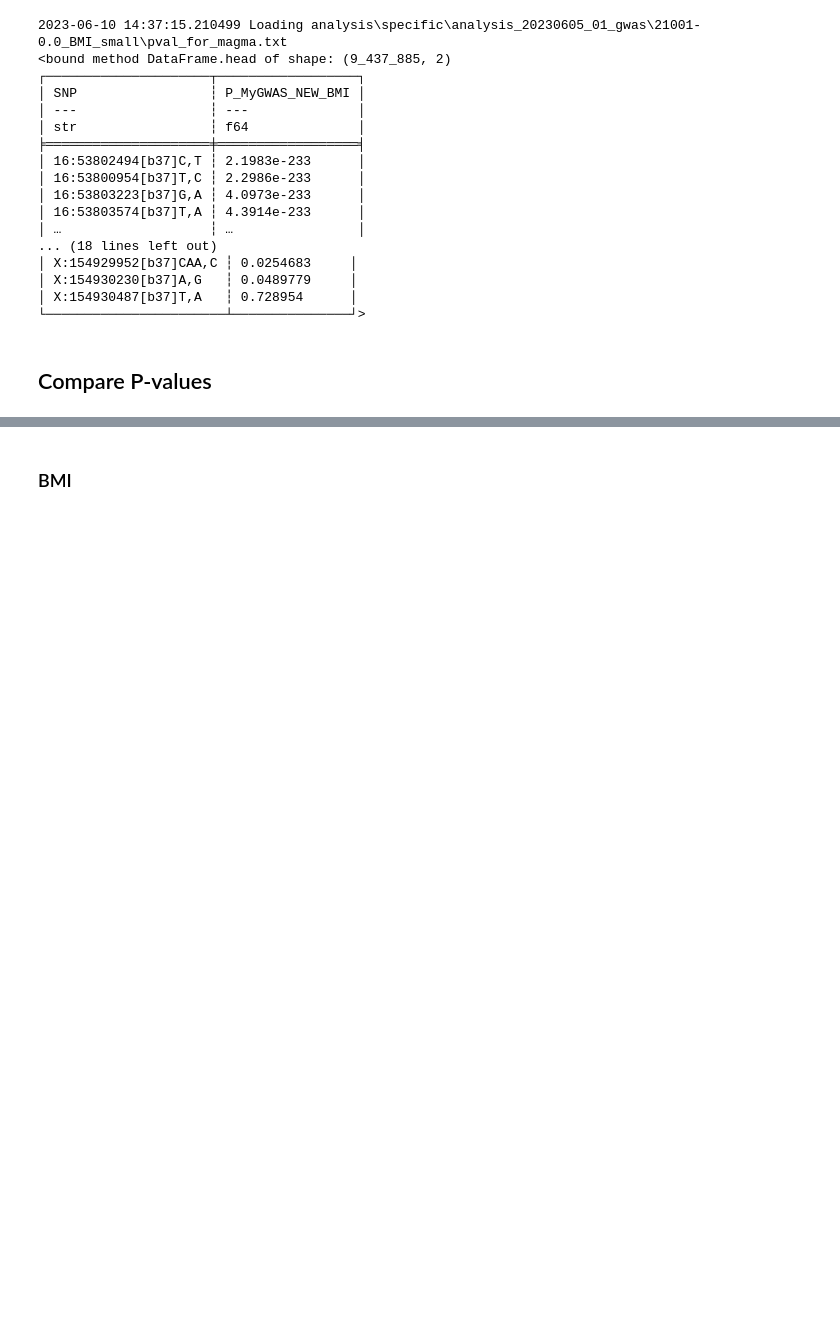
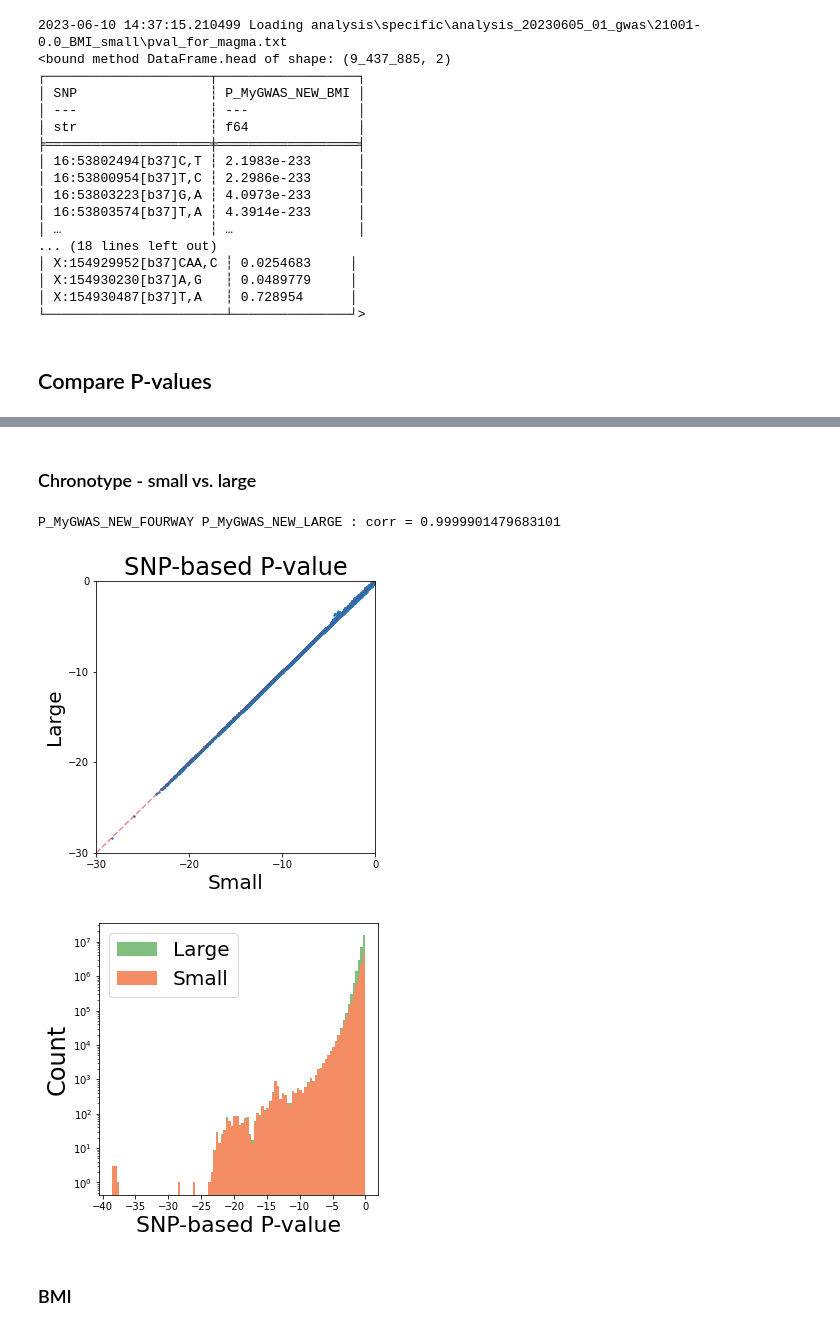
Before and after one commit to shtainze/ukbb, a Jupyter notebook: code/analysis/specific/20230605_01_05_sleep_GWAS_comparison.ipynb, the cells around one changed output, grey strips where cells are left out. Saved outputs shown, nothing was run; the diff lists cells and outputs as text; code cells hidden in the pictures; blank space fills up the shorter version.

```diff
--- a/code/analysis/specific/20230605_01_05_sleep_GWAS_comparison.ipynb
+++ b/code/analysis/specific/20230605_01_05_sleep_GWAS_comparison.ipynb
@@ -479,3 +501,16 @@ Corr = 0.808055367796656
+# %% [markdown]
+### Chronotype - small vs. large
+# %%
+func_compare_pval(df_sumstat_mygwas_new_fourway, df_sumstat_mygwas_new_large, "SNP",
+                  "SNP-based P-value",
+                  "P_MyGWAS_NEW_FOURWAY", "P_MyGWAS_NEW_LARGE",
+                  "Small", "Large",
+                  False, 10
+                 )
+# %% [output]
+P_MyGWAS_NEW_FOURWAY P_MyGWAS_NEW_LARGE : corr = 0.9999901479683101
+[figure, added]
+[figure, added]
 # %% [markdown]
 ### BMI
 # %%
```
Also changed, not shown: parts of 18 cells of this notebook, 15 other files.
